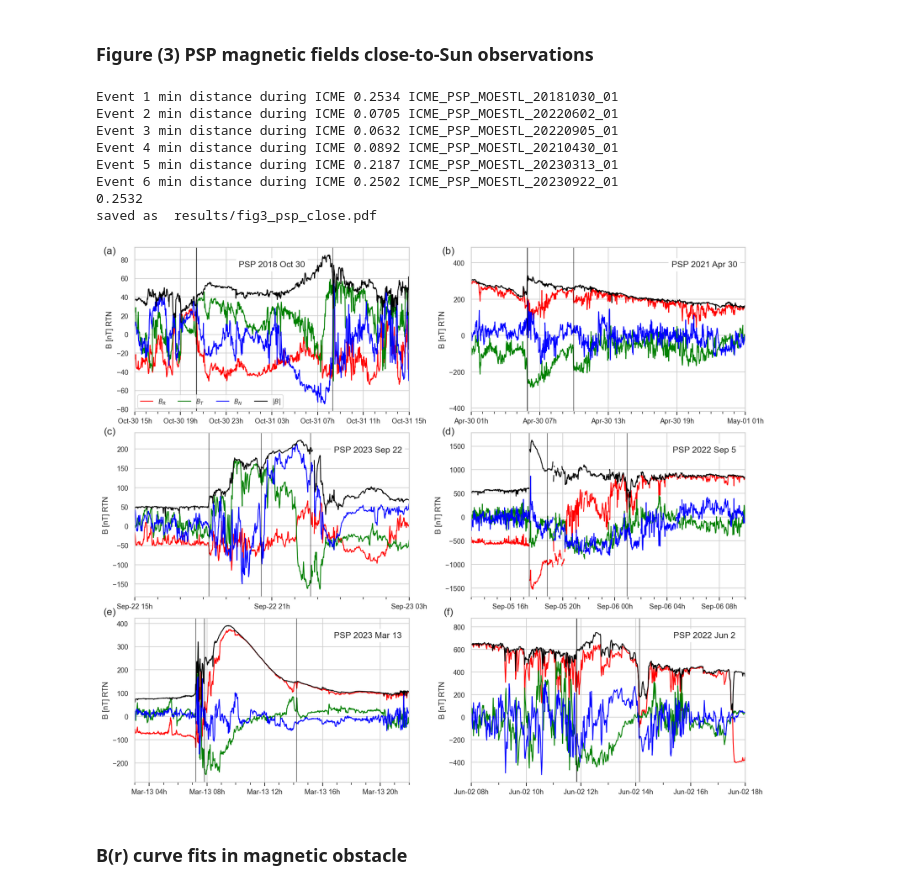
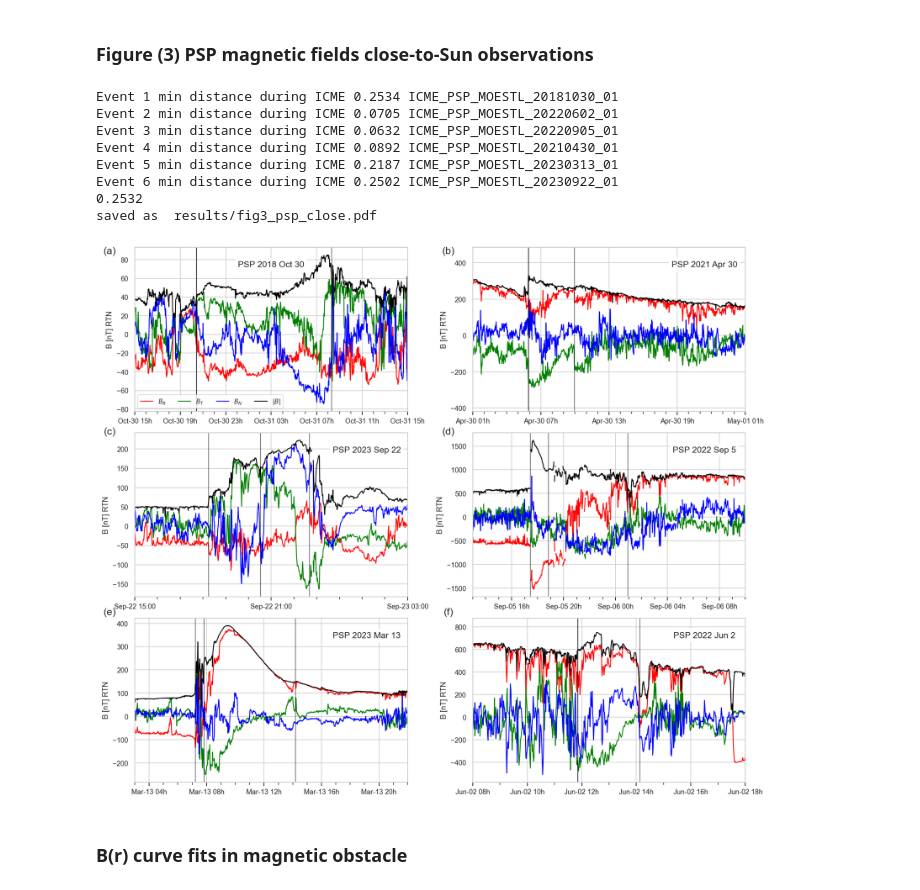
Before and after one commit to cmoestl/icmecat_paper_2025, a Jupyter notebook: moestl_icmecat_results.ipynb, the cells around one changed output. Saved outputs shown, nothing was run; the diff lists cells and outputs as text; code cells hidden in the pictures.

```diff
--- a/moestl_icmecat_results.ipynb
+++ b/moestl_icmecat_results.ipynb
@@ -506,10 +498,7 @@ sns.set_context('paper')
 
 fig=plt.figure(figsize=(12,10), dpi=150)
 
-
 #extract PSP event data
-
-
 i1=np.where(ic.icmecat_id=='ICME_PSP_MOESTL_20181030_01')[0][0]
 starttime1=ic.icme_start_time[i1]
 endtime1=ic.mo_end_time[i1]
@@ -517,8 +506,6 @@ startind1=np.where(starttime1 > psp.time)[0][-1]
 endind1=np.where(endtime1 > psp.time)[0][-1]
 sc1=psp[startind1-1000:endind1+1000]
 print('Event 1 min distance during ICME',np.round(np.min(psp.r[startind1:endind1]),4), ic.icmecat_id[i1])
-
-
 
 i2=np.where(ic.icmecat_id=='ICME_PSP_MOESTL_20220602_01')[0][0]
 starttime2=ic.icme_start_time[i2]
@@ -582,10 +569,10 @@ al=0.5
 #################################
 ax1 = plt.subplot(321)
 
-ax1.plot_date(sc1.time,sc1.bx,'-r',label='$B_{R}$',linewidth=lw)
-ax1.plot_date(sc1.time,sc1.by,'-g',label='$B_{T}$',linewidth=lw)
-ax1.plot_date(sc1.time,sc1.bz,'-b',label='$B_{N}$',linewidth=lw)
-ax1.plot_date(sc1.time,sc1.bt,'-k',label='$|B|$',lw=lw)
+ax1.plot(sc1.time,sc1.bx,'-r',label='$B_{R}$',linewidth=lw)
+ax1.plot(sc1.time,sc1.by,'-g',label='$B_{T}$',linewidth=lw)
+ax1.plot(sc1.time,sc1.bz,'-b',label='$B_{N}$',linewidth=lw)
+ax1.plot(sc1.time,sc1.bt,'-k',label='$|B|$',lw=lw)
 ax1.set_ylabel('B [nT] RTN')
 ax1.xaxis.set_major_formatter( matplotlib.dates.DateFormatter('%b-%d %Hh') )
 ax1.annotate('PSP 2018 Oct 30',xy=(0.5,0.88),xycoords='axes fraction',fontsize=11,ha='center',bbox=dict(boxstyle='round', facecolor='white'))
@@ -603,10 +590,10 @@ ax1.legend(loc=3,ncol=4,fontsize=8)
 
 #################################
 ax2 = plt.subplot(326)
-ax2.plot_date(sc2.time,sc2.bx,'-r',label='Bx',linewidth=lw)
-ax2.plot_date(sc2.time,sc2.by,'-g',label='By',linewidth=lw)
-ax2.plot_date(sc2.time,sc2.bz,'-b',label='Bz',linewidth=lw)
-ax2.plot_date(sc2.time,sc2.bt,'-k',label='Btotal',lw=lw)
+ax2.plot(sc2.time,sc2.bx,'-r',label='Bx',linewidth=lw)
+ax2.plot(sc2.time,sc2.by,'-g',label='By',linewidth=lw)
+ax2.plot(sc2.time,sc2.bz,'-b',label='Bz',linewidth=lw)
+ax2.plot(sc2.time,sc2.bt,'-k',label='Btotal',lw=lw)
 ax2.set_ylabel('B [nT] RTN')
 ax2.xaxis.set_major_formatter( matplotlib.dates.DateFormatter('%b-%d %Hh') )
 ax2.annotate('PSP 2022 Jun 2',xy=(0.85,0.88),xycoords='axes fraction',fontsize=11,ha='center',bbox=dict(boxstyle='round', facecolor='white'))
@@ -622,10 +609,10 @@ ax2.tick_params(which="both", bottom=True)
 #################################
 ax3 = plt.subplot(324)
 
-ax3.plot_date(sc3.time,sc3.bx,'-r',label='$B_{R}$',linewidth=lw)
-ax3.plot_date(sc3.time,sc3.by,'-g',label='$B_{T}$',linewidth=lw)
-ax3.plot_date(sc3.time,sc3.bz,'-b',label='$B_{N}$',linewidth=lw)
-ax3.plot_date(sc3.time,sc3.bt,'-k',label='$|B|$',lw=lw)
+ax3.plot(sc3.time,sc3.bx,'-r',label='$B_{R}$',linewidth=lw)
+ax3.plot(sc3.time,sc3.by,'-g',label='$B_{T}$',linewidth=lw)
+ax3.plot(sc3.time,sc3.bz,'-b',label='$B_{N}$',linewidth=lw)
+ax3.plot(sc3.time,sc3.bt,'-k',label='$|B|$',lw=lw)
 
 ax3.set_ylabel('B [nT] RTN')
 ax3.xaxis.set_major_formatter( matplotlib.dates.DateFormatter('%b-%d %Hh') )
@@ -641,10 +628,10 @@ ax3.tick_params(which="both", bottom=True)
 
 #################################
 ax4 = plt.subplot(322)
-ax4.plot_date(sc4.time,sc4.bx,'-r',label='Bx',linewidth=lw)
-ax4.plot_date(sc4.time,sc4.by,'-g',label='By',linewidth=lw)
-ax4.plot_date(sc4.time,sc4.bz,'-b',label='Bz',linewidth=lw)
-ax4.plot_date(sc4.time,sc4.bt,'-k',label='Btotal',lw=lw)
+ax4.plot(sc4.time,sc4.bx,'-r',label='Bx',linewidth=lw)
+ax4.plot(sc4.time,sc4.by,'-g',label='By',linewidth=lw)
+ax4.plot(sc4.time,sc4.bz,'-b',label='Bz',linewidth=lw)
+ax4.plot(sc4.time,sc4.bt,'-k',label='Btotal',lw=lw)
 ax4.set_ylabel('B [nT] RTN')
 ax4.xaxis.set_major_formatter( matplotlib.dates.DateFormatter('%b-%d %Hh') )
 ax4.xaxis.set_major_locator(mdates.HourLocator(interval=6))
@@ -662,10 +649,10 @@ ax4.set_xlim(datetime.datetime(2021,4,30,1),datetime.datetime(2021,5,1,1))
 
 #################################
 ax5 = plt.subplot(325)
-ax5.plot_date(sc5.time,sc5.bx,'-r',label='Bx',linewidth=lw)
-ax5.plot_date(sc5.time,sc5.by,'-g',label='By',linewidth=lw)
-ax5.plot_date(sc5.time,sc5.bz,'-b',label='Bz',linewidth=lw)
-ax5.plot_date(sc5.time,sc5.bt,'-k',label='Btotal',lw=lw)
+ax5.plot(sc5.time,sc5.bx,'-r',label='Bx',linewidth=lw)
+ax5.plot(sc5.time,sc5.by,'-g',label='By',linewidth=lw)
+ax5.plot(sc5.time,sc5.bz,'-b',label='Bz',linewidth=lw)
+ax5.plot(sc5.time,sc5.bt,'-k',label='Btotal',lw=lw)
 ax5.set_ylabel('B [nT] RTN')
 ax5.xaxis.set_major_formatter( matplotlib.dates.DateFormatter('%b-%d %Hh') )
 ax5.xaxis.set_major_locator(mdates.HourLocator(interval=4))
@@ -683,12 +670,12 @@ ax5.set_xlim(datetime.datetime(2023,3,13,3),datetime.datetime(2023,3,13,22))
 
 #################################
 ax6 = plt.subplot(323)
-ax6.plot_date(sc6.time,sc6.bx,'-r',label='Bx',linewidth=lw)
-ax6.plot_date(sc6.time,sc6.by,'-g',label='By',linewidth=lw)
-ax6.plot_date(sc6.time,sc6.bz,'-b',label='Bz',linewidth=lw)
-ax6.plot_date(sc6.time,sc6.bt,'-k',label='Btotal',lw=lw)
+ax6.plot(sc6.time,sc6.bx,'-r',label='Bx',linewidth=lw)
+ax6.plot(sc6.time,sc6.by,'-g',label='By',linewidth=lw)
+ax6.plot(sc6.time,sc6.bz,'-b',label='Bz',linewidth=lw)
+ax6.plot(sc6.time,sc6.bt,'-k',label='Btotal',lw=lw)
 ax6.set_ylabel('B [nT] RTN')
-ax6.xaxis.set_major_formatter( matplotlib.dates.DateFormatter('%b-%d %Hh') )
+ax6.xaxis.set_major_formatter( matplotlib.dates.DateFormatter('%b-%d %H:00') )
 ax6.xaxis.set_major_locator(mdates.HourLocator(interval=6))
 
 ax6.xaxis.set_minor_locator(mdates.HourLocator(interval=1))
@@ -707,34 +694,34 @@ ax6.set_xlim(datetime.datetime(2023,9,22,15),datetime.datetime(2023,9,23,3))
 
 ##################
 
 plt.tight_layout()
 
 
 plt.annotate('(a)',xy=(0.02,0.97),xycoords='figure fraction',fontsize=13,ha='center')
 plt.annotate('(b)',xy=(0.52,0.97),xycoords='figure fraction',fontsize=13,ha='center')
 plt.annotate('(c)',xy=(0.02,0.65),xycoords='figure fraction',fontsize=13,ha='center')
 plt.annotate('(d)',xy=(0.52,0.65),xycoords='figure fraction',fontsize=13,ha='center')
 plt.annotate('(e)',xy=(0.02,0.33),xycoords='figure fraction',fontsize=13,ha='center')
 plt.annotate('(f)',xy=(0.52,0.33),xycoords='figure fraction',fontsize=13,ha='center')
 
 
 plotfile='results/fig3_psp_close.png'
 plt.savefig(plotfile)
 
 plotfile='results/fig3_psp_close.pdf'
 plt.savefig(plotfile)
 
 print('saved as ',plotfile)
 # %% [output]
 Event 1 min distance during ICME 0.2534 ICME_PSP_MOESTL_20181030_01
 Event 2 min distance during ICME 0.0705 ICME_PSP_MOESTL_20220602_01
 Event 3 min distance during ICME 0.0632 ICME_PSP_MOESTL_20220905_01
 Event 4 min distance during ICME 0.0892 ICME_PSP_MOESTL_20210430_01
 Event 5 min distance during ICME 0.2187 ICME_PSP_MOESTL_20230313_01
 Event 6 min distance during ICME 0.2502 ICME_PSP_MOESTL_20230922_01
 0.2532
 saved as  results/fig3_psp_close.pdf
-[figure, old version]
+[figure, new version]
 # %% [markdown]
 ### B(r) curve fits in magnetic obstacle
 # %%
```
Also changed, not shown: parts of 13 cells of this notebook, 2 other files.
